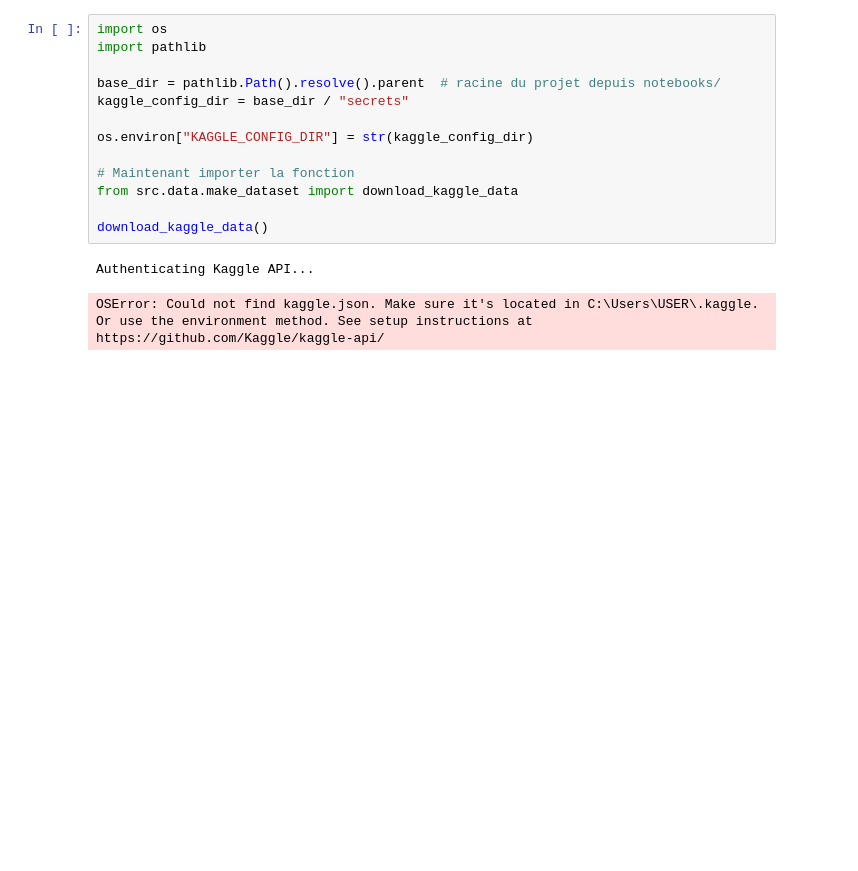
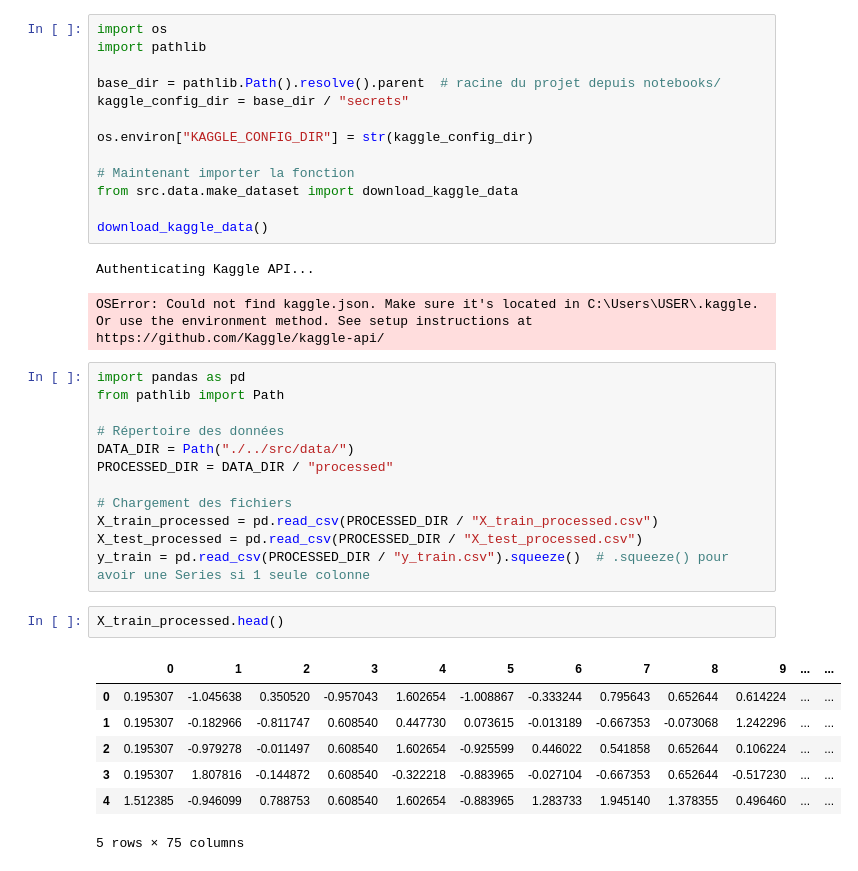
Before and after one commit to assanewele/house-prices-prediction, a Jupyter notebook: notebooks/test.ipynb, the cells around one changed output. Drawn from its saved outputs; the diff is of its cells as text; blank space fills up the shorter version.

```diff
--- a/notebooks/test.ipynb
+++ b/notebooks/test.ipynb
@@ -73,3 +73,25 @@ download_kaggle_data()
 # %% [output]
 Authenticating Kaggle API...
 OSError: Could not find kaggle.json. Make sure it's located in C:\Users\USER\.kaggle. Or use the environment method. See setup instructions at https://github.com/Kaggle/kaggle-api/
+# %%
+import pandas as pd
+from pathlib import Path
+
+# Répertoire des données
+DATA_DIR = Path("./../src/data/")
+PROCESSED_DIR = DATA_DIR / "processed"
+
+# Chargement des fichiers
+X_train_processed = pd.read_csv(PROCESSED_DIR / "X_train_processed.csv")
+X_test_processed = pd.read_csv(PROCESSED_DIR / "X_test_processed.csv")
+y_train = pd.read_csv(PROCESSED_DIR / "y_train.csv").squeeze()  # .squeeze() pour avoir une Series si 1 seule colonne
+# %%
+X_train_processed.head()
+# %% [output]
+|  | 0 | 1 | 2 | 3 | 4 | 5 | 6 | 7 | 8 | 9 | ... | ... |
+| 0 | 0.195307 | -1.045638 | 0.350520 | -0.957043 | 1.602654 | -1.008867 | -0.333244 | 0.795643 | 0.652644 | 0.614224 | ... | ... |
+| 1 | 0.195307 | -0.182966 | -0.811747 | 0.608540 | 0.447730 | 0.073615 | -0.013189 | -0.667353 | -0.073068 | 1.242296 | ... | ... |
+| 2 | 0.195307 | -0.979278 | -0.011497 | 0.608540 | 1.602654 | -0.925599 | 0.446022 | 0.541858 | 0.652644 | 0.106224 | ... | ... |
+| 3 | 0.195307 | 1.807816 | -0.144872 | 0.608540 | -0.322218 | -0.883965 | -0.027104 | -0.667353 | 0.652644 | -0.517230 | ... | ... |
+| 4 | 1.512385 | -0.946099 | 0.788753 | 0.608540 | 1.602654 | -0.883965 | 1.283733 | 1.945140 | 1.378355 | 0.496460 | ... | ... |
+5 rows × 75 columns
```
Also changed, not shown: parts of 2 cells of this notebook, 4 other files.
